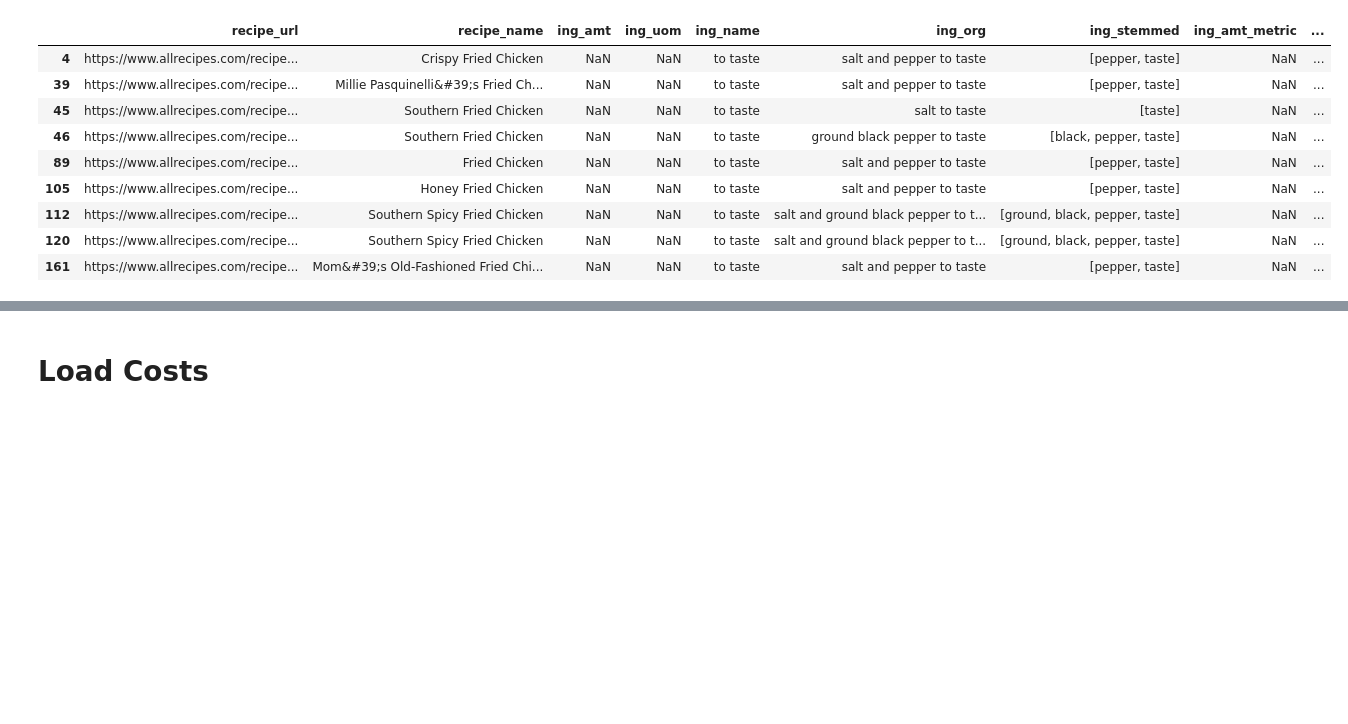
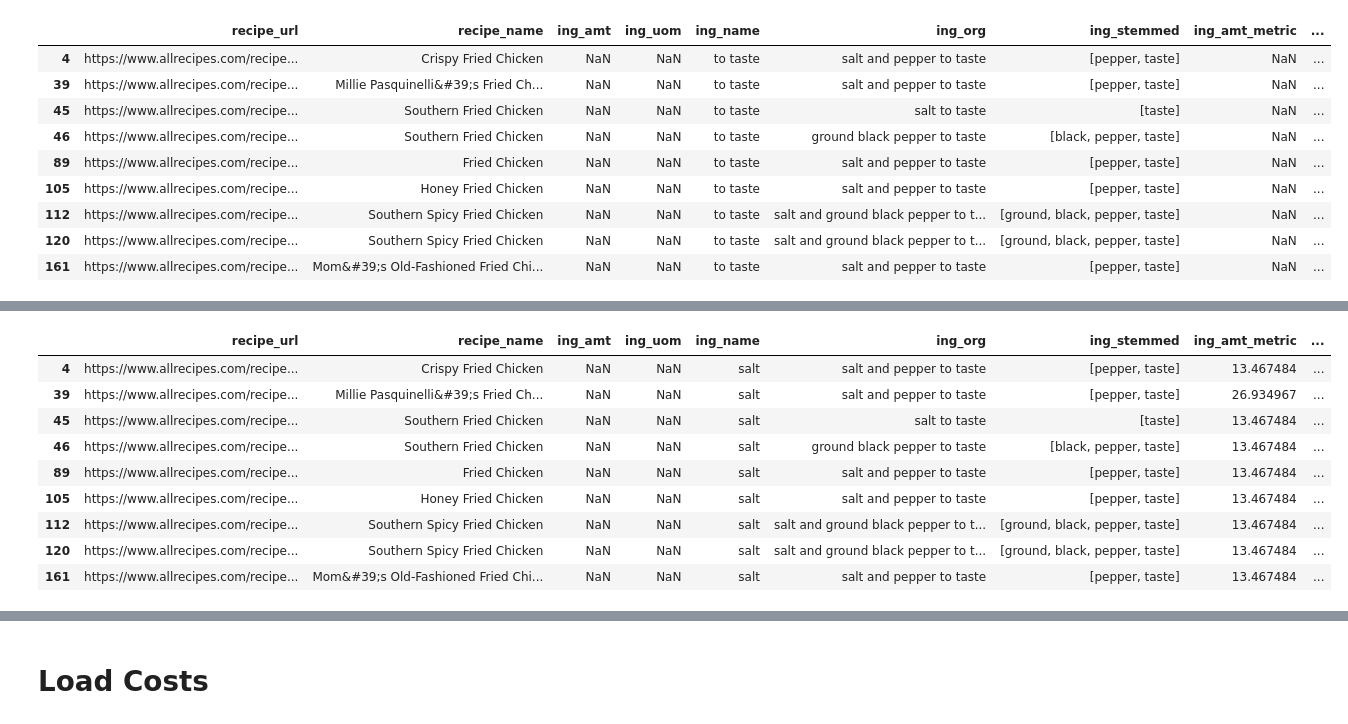
Before and after one commit to andrewyewcy/recipe_classifier, a Jupyter notebook: 30_automation/22_fried_chicken_recipes_ingredient_extraction.ipynb, the cells around one changed output, grey strips where cells are left out. Saved outputs shown, nothing was run; the diff lists cells and outputs as text; code cells hidden in the pictures; blank space fills up the shorter version.

```diff
--- a/30_automation/enrich_data_dev.ipynb
+++ b/30_automation/22_fried_chicken_recipes_ingredient_extraction.ipynb
@@ -1244,3 +1252,17 @@ ing_df.loc[cond]
 # %%
 sodium_per_100g_chicken = 288 #mg https://fdc.nal.usda.gov/fdc-app.html#/food-details/172386/nutrients
 sodium_per_100g_salt = 38800 #mg https://fdc.nal.usda.gov/fdc-app.html#/food-details/173468/nutrients
+# %%
+# Look up chicken weight for each recipe
+to_taste_df = ing_df.loc[cond]
+chicken_df = ing_df.loc[ing_df["ing_name"]=="chicken"]
+# %%
+chicken_df = to_taste_df.merge(
+    chicken_df,
+    how = "left",
+    left_on = "recipe_url",
+    right_on = "recipe_url",
+    suffixes = ("","_chicken")
+).loc[:,["recipe_url","ing_amt_metric_chicken"]]
+
+chicken_df
@@ -1246,0 +1280,2 @@ sodium_per_100g_salt = 38800 #mg https://fdc.nal.usda.gov/fdc-app.html#/food-det
+# %%
+chicken_df["ing_amt_metric"] = chicken_df["ing_amt_metric_chicken"] * (sodium_per_100g_chicken) * (1/sodium_per_100g_salt)
@@ -1246,0 +1295,17 @@ sodium_per_100g_salt = 38800 #mg https://fdc.nal.usda.gov/fdc-app.html#/food-det
+# %%
+ing_df.loc[cond, "ing_amt_metric"] = list(chicken_df.loc[:,"ing_amt_metric"])
+ing_df.loc[cond, "ing_uom_metric"] = "g"
+ing_df.loc[cond, "ing_name"] = "salt"
+# %%
+ing_df.loc[cond]
+# %% [output]
+|  | recipe_url | recipe_name | ing_amt | ing_uom | ing_name | ing_org | ing_stemmed | ing_amt_metric | ... |
+| 4 | https://www.allrecipes.com/recipe... | Crispy Fried Chicken | NaN | NaN | salt | salt and pepper to taste | [pepper, taste] | 13.467484 | ... |
+| 39 | https://www.allrecipes.com/recipe... | Millie Pasquinelli&#39;s Fried Ch... | NaN | NaN | salt | salt and pepper to taste | [pepper, taste] | 26.934967 | ... |
+| 45 | https://www.allrecipes.com/recipe... | Southern Fried Chicken | NaN | NaN | salt | salt to taste | [taste] | 13.467484 | ... |
+| 46 | https://www.allrecipes.com/recipe... | Southern Fried Chicken | NaN | NaN | salt | ground black pepper to taste | [black, pepper, taste] | 13.467484 | ... |
+| 89 | https://www.allrecipes.com/recipe... | Fried Chicken | NaN | NaN | salt | salt and pepper to taste | [pepper, taste] | 13.467484 | ... |
+| 105 | https://www.allrecipes.com/recipe... | Honey Fried Chicken | NaN | NaN | salt | salt and pepper to taste | [pepper, taste] | 13.467484 | ... |
+| 112 | https://www.allrecipes.com/recipe... | Southern Spicy Fried Chicken | NaN | NaN | salt | salt and ground black pepper to t... | [ground, black, pepper, taste] | 13.467484 | ... |
+| 120 | https://www.allrecipes.com/recipe... | Southern Spicy Fried Chicken | NaN | NaN | salt | salt and ground black pepper to t... | [ground, black, pepper, taste] | 13.467484 | ... |
+| 161 | https://www.allrecipes.com/recipe... | Mom&#39;s Old-Fashioned Fried Chi... | NaN | NaN | salt | salt and pepper to taste | [pepper, taste] | 13.467484 | ... |
```
Also changed, not shown: parts of 19 cells of this notebook, 6 other files.
